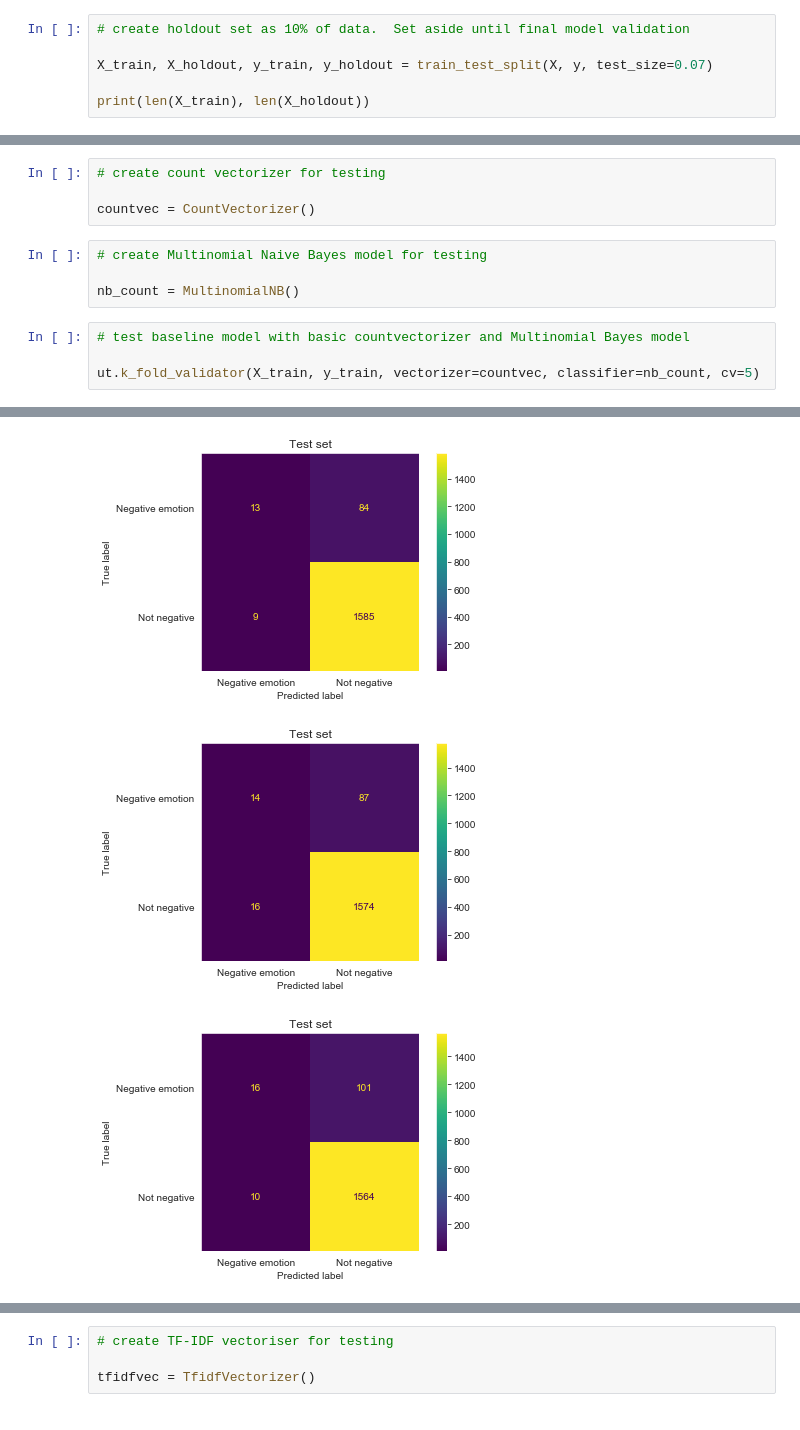
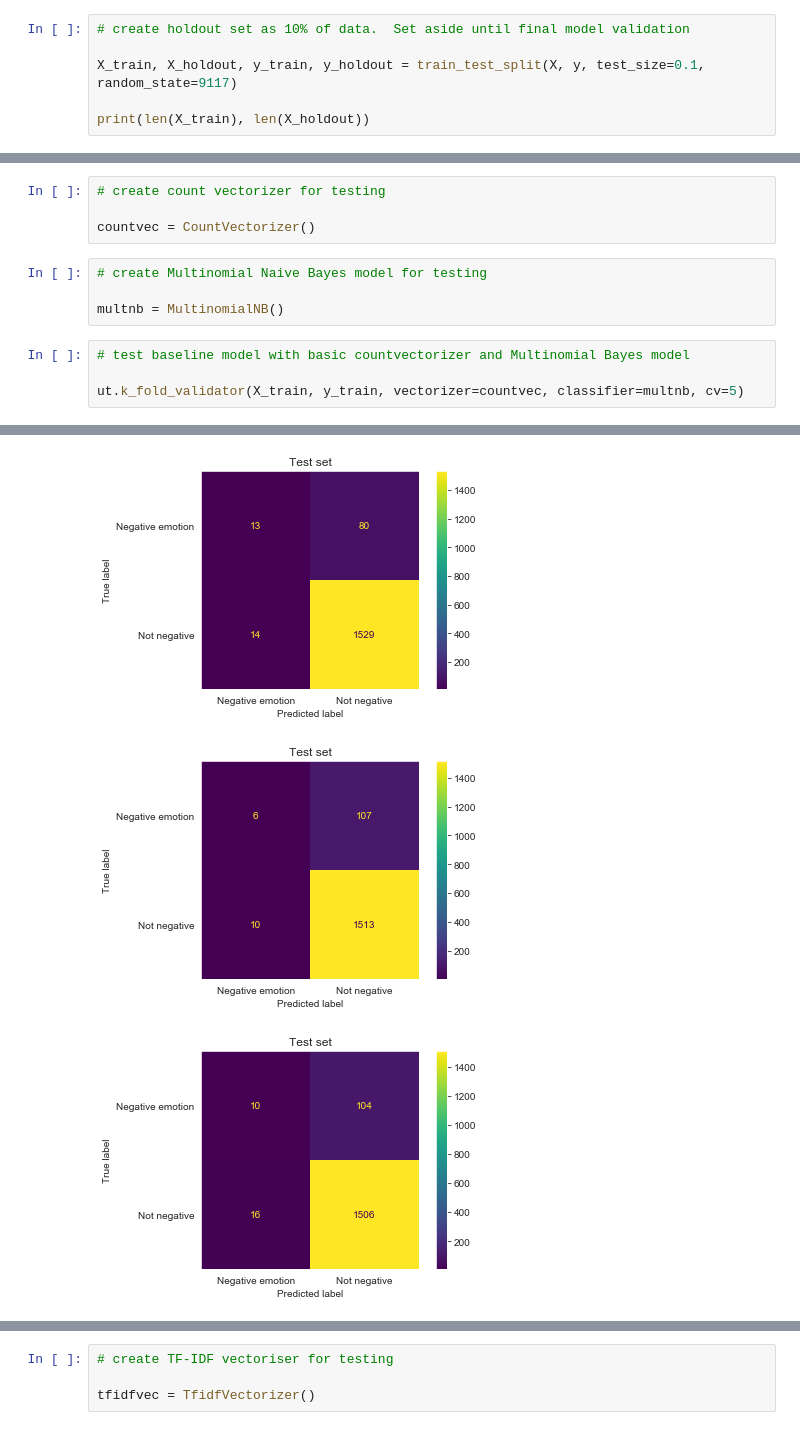
Before and after one commit to lilisbeit/Twitter-Sentiment-Analysis, a Jupyter notebook: negative-tweets-final.ipynb, the cells around one changed output, grey strips where cells are left out. Saved outputs shown, nothing was run; the diff lists cells and outputs as text.

```diff
--- a/negative-tweets-final.ipynb
+++ b/negative-tweets-final.ipynb
@@ -189,7 +210,7 @@ X = X.astype(str).map(lambda x: x.lower())
 # %%
 # create holdout set as 10% of data.  Set aside until final model validation
 
-X_train, X_holdout, y_train, y_holdout = train_test_split(X, y, test_size=0.07)
+X_train, X_holdout, y_train, y_holdout = train_test_split(X, y, test_size=0.1, random_state=9117)
 
 print(len(X_train), len(X_holdout))
 # %% [output]
@@ -219,11 +261,11 @@ countvec = CountVectorizer()
 # %%
 # create Multinomial Naive Bayes model for testing
 
-nb_count = MultinomialNB()
+multnb = MultinomialNB()
 # %%
 # test baseline model with basic countvectorizer and Multinomial Bayes model
 
-ut.k_fold_validator(X_train, y_train, vectorizer=countvec, classifier=nb_count, cv=5)
+ut.k_fold_validator(X_train, y_train, vectorizer=countvec, classifier=multnb, cv=5)
 # %% [output]
 Vectorizer: CountVectorizer()
 Classifier: MultinomialNB()
@@ -239,6 +285,6 @@ Test mean F1: 0.21 +/- 0.02
-[figure, old version]
+[figure, new version]
-[figure, old version]
+[figure, new version]
-[figure, old version]
+[figure, new version]
 # %% [markdown]
 ### Model 2: TF-IDF Model
 
```
Also changed, not shown: parts of 45 cells of this notebook, 10 other files.
